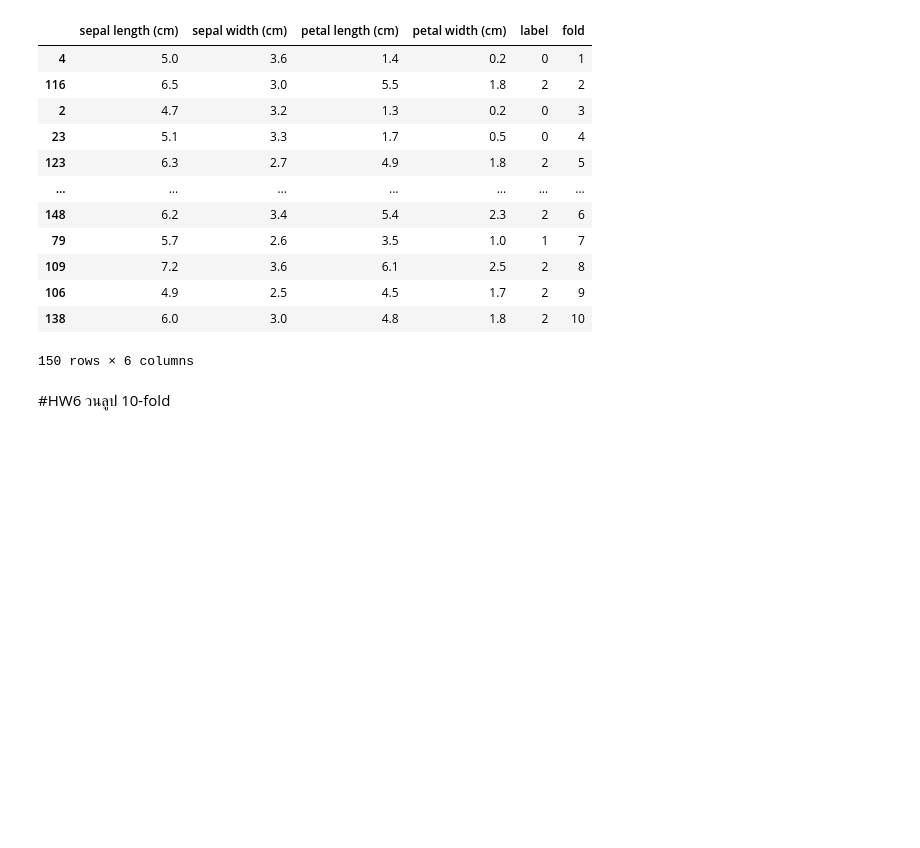
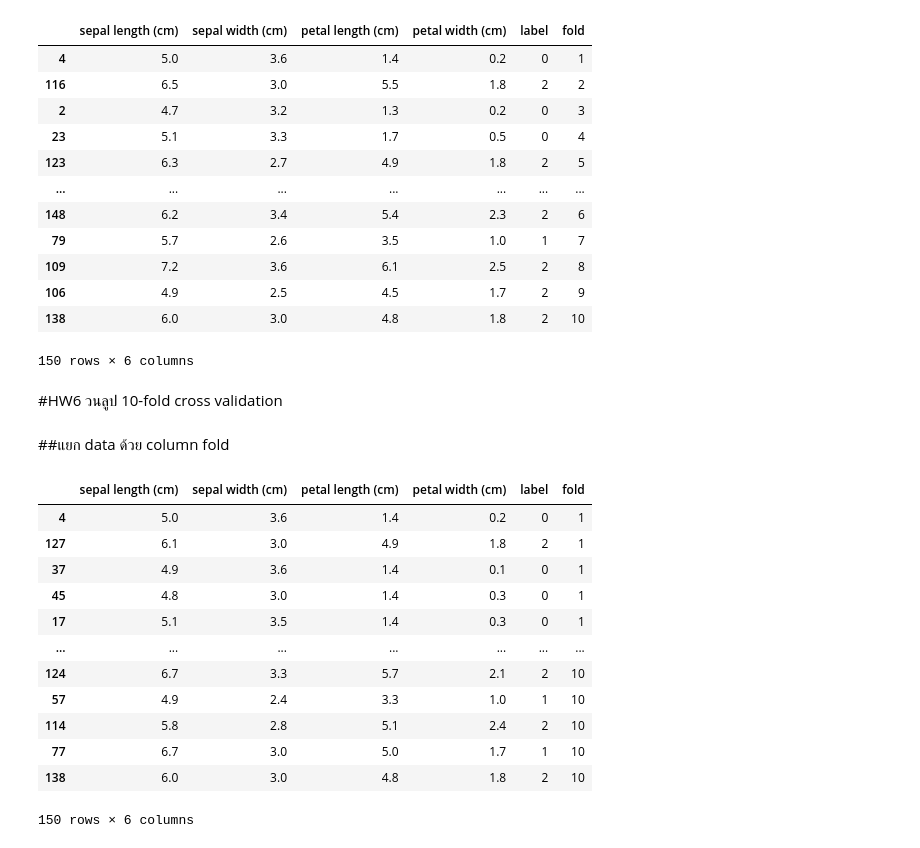
Before and after one commit to SAPUII/bsc_dpdm22, a Jupyter notebook: Performance_Evaluation.ipynb, the cells around one changed output. Drawn from its saved outputs; the diff is of its cells as text; code cells hidden in the pictures; blank space fills up the shorter version.

```diff
--- a/Performance_Evaluation.ipynb
+++ b/Performance_Evaluation.ipynb
@@ -143,4 +143,34 @@ shuffled_df
 | 138 | 6.0 | 3.0 | 4.8 | 1.8 | 2 | 10 |
 150 rows × 6 columns
 # %% [markdown]
-#HW6 วนลูป 10-fold
+#HW6 วนลูป 10-fold cross validation
+# %% [markdown]
+##แยก data ด้วย column fold
+# %%
+data1 = shuffled_df[shuffled_df['fold']==1]
+data2 = shuffled_df[shuffled_df['fold']==2]
+data3 = shuffled_df[shuffled_df['fold']==3]
+data4 = shuffled_df[shuffled_df['fold']==4]
+data5 = shuffled_df[shuffled_df['fold']==5]
+data6 = shuffled_df[shuffled_df['fold']==6]
+data7 = shuffled_df[shuffled_df['fold']==7]
+data8 = shuffled_df[shuffled_df['fold']==8]
+data9 = shuffled_df[shuffled_df['fold']==9]
+data10 = shuffled_df[shuffled_df['fold']==10]
+# %%
+a_ll = pd.concat([data1,data2,data3,data4,data5,data6,data7,data8,data9,data10])
+a_ll
+# %% [output]
+|  | sepal length (cm) | sepal width (cm) | petal length (cm) | petal width (cm) | label | fold |
+| 4 | 5.0 | 3.6 | 1.4 | 0.2 | 0 | 1 |
+| 127 | 6.1 | 3.0 | 4.9 | 1.8 | 2 | 1 |
+| 37 | 4.9 | 3.6 | 1.4 | 0.1 | 0 | 1 |
+| 45 | 4.8 | 3.0 | 1.4 | 0.3 | 0 | 1 |
+| 17 | 5.1 | 3.5 | 1.4 | 0.3 | 0 | 1 |
+| ... | ... | ... | ... | ... | ... | ... |
+| 124 | 6.7 | 3.3 | 5.7 | 2.1 | 2 | 10 |
+| 57 | 4.9 | 2.4 | 3.3 | 1.0 | 1 | 10 |
+| 114 | 5.8 | 2.8 | 5.1 | 2.4 | 2 | 10 |
+| 77 | 6.7 | 3.0 | 5.0 | 1.7 | 1 | 10 |
+| 138 | 6.0 | 3.0 | 4.8 | 1.8 | 2 | 10 |
+150 rows × 6 columns
```
Also changed, not shown: parts of 4 cells of this notebook.
